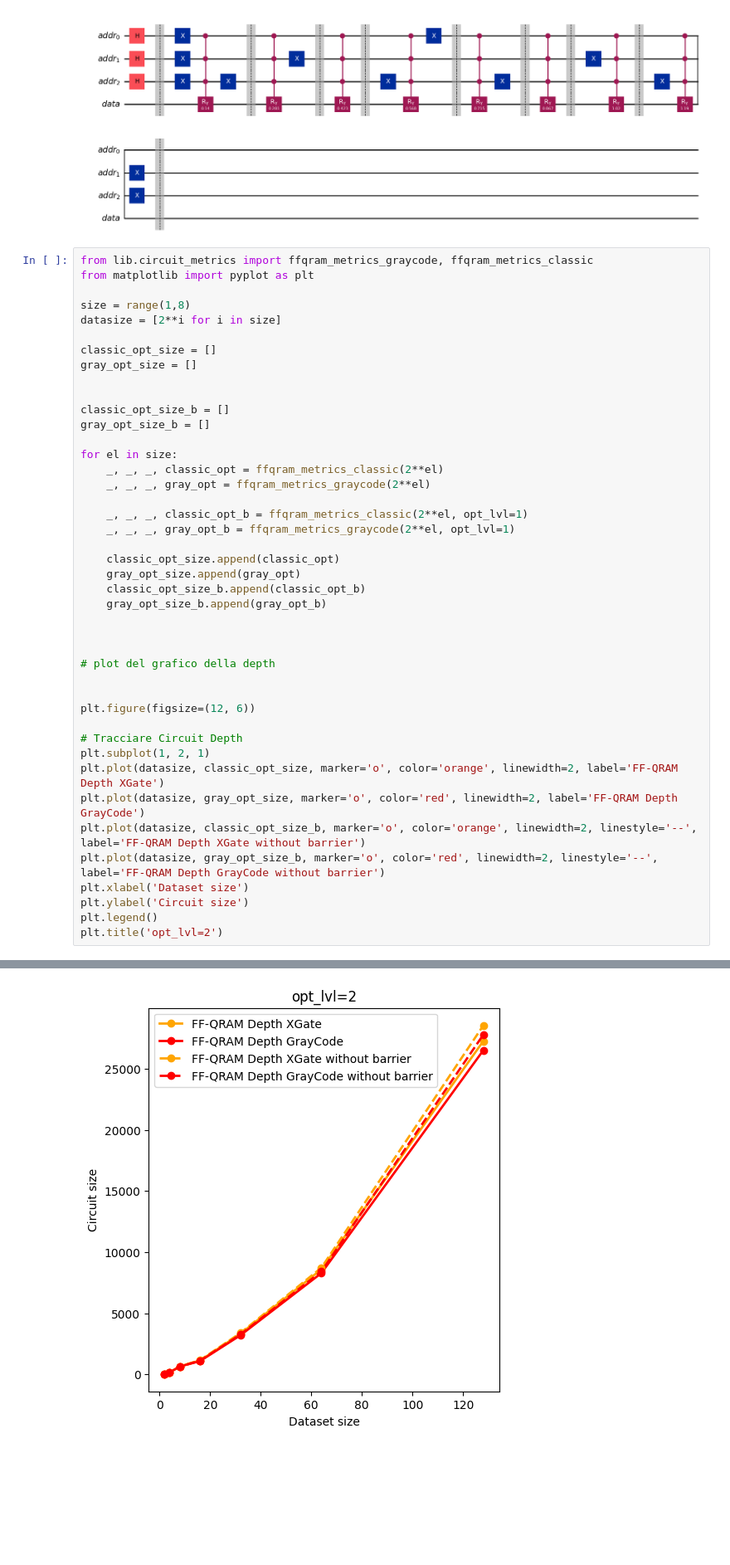
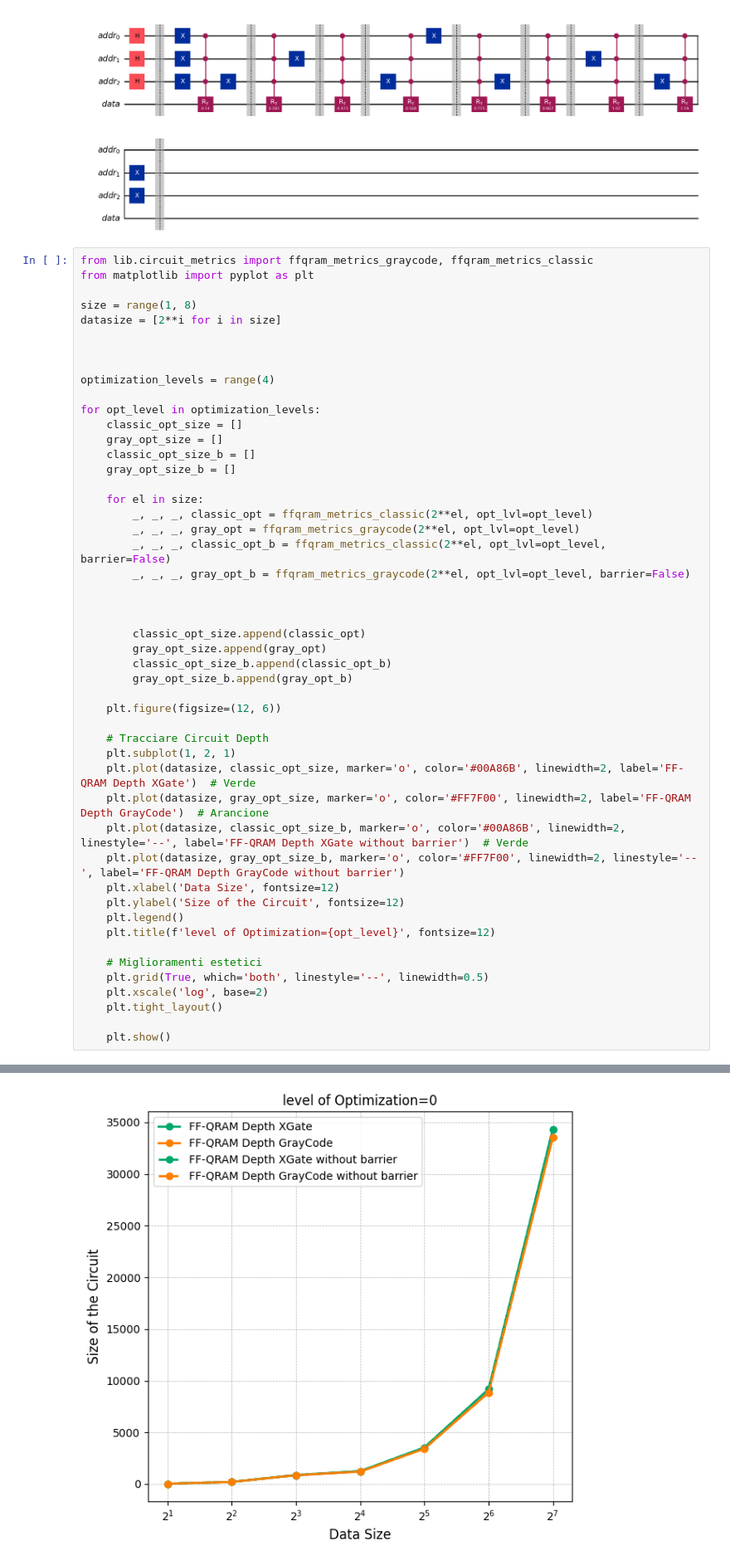
Before and after one commit to daviderossi11/quantum, a Jupyter notebook: main.ipynb, the cells around one changed output, grey strips where cells are left out. Shown at 83% size. Cells and saved outputs as stored; diff of their text form; blank space fills up the shorter version.

Commit message:
Rename files and update plotting labels to reflect circuit size; enhance visualization for better clarity

```diff
--- a/main.ipynb
+++ b/main.ipynb
@@ -270,43 +270,49 @@ for size in dataset_size:
 from lib.circuit_metrics import ffqram_metrics_graycode, ffqram_metrics_classic
 from matplotlib import pyplot as plt
 
-size = range(1,8)
+size = range(1, 8)
 datasize = [2**i for i in size]
-
-classic_opt_size = []
-gray_opt_size = []
-
-
-classic_opt_size_b = []
-gray_opt_size_b = []
-
-for el in size:
-    _, _, _, classic_opt = ffqram_metrics_classic(2**el)
-    _, _, _, gray_opt = ffqram_metrics_graycode(2**el)
-
-    _, _, _, classic_opt_b = ffqram_metrics_classic(2**el, opt_lvl=1)
-    _, _, _, gray_opt_b = ffqram_metrics_graycode(2**el, opt_lvl=1)
-
-    classic_opt_size.append(classic_opt)
-    gray_opt_size.append(gray_opt)
-    classic_opt_size_b.append(classic_opt_b)
-    gray_opt_size_b.append(gray_opt_b)
 
 
 
-# plot del grafico della depth
+optimization_levels = range(4)
+
+for opt_level in optimization_levels:
+    classic_opt_size = []
+    gray_opt_size = []
+    classic_opt_size_b = []
+    gray_opt_size_b = []
+
+    for el in size:
+        _, _, _, classic_opt = ffqram_metrics_classic(2**el, opt_lvl=opt_level)
+        _, _, _, gray_opt = ffqram_metrics_graycode(2**el, opt_lvl=opt_level)
+        _, _, _, classic_opt_b = ffqram_metrics_classic(2**el, opt_lvl=opt_level, barrier=False)
+        _, _, _, gray_opt_b = ffqram_metrics_graycode(2**el, opt_lvl=opt_level, barrier=False)
 
 
-plt.figure(figsize=(12, 6))
 
-# Tracciare Circuit Depth
-plt.subplot(1, 2, 1)
-plt.plot(datasize, classic_opt_size, marker='o', color='orange', linewidth=2, label='FF-QRAM Depth XGate')
-plt.plot(datasize, gray_opt_size, marker='o', color='red', linewidth=2, label='FF-QRAM Depth GrayCode')
-plt.plot(datasize, classic_opt_size_b, marker='o', color='orange', linewidth=2, linestyle='--', label='FF-QRAM Depth XGate without barrier')
-plt.plot(datasize, gray_opt_size_b, marker='o', color='red', linewidth=2, linestyle='--', label='FF-QRAM Depth GrayCode without barrier')
-plt.xlabel('Dataset size')
-plt.ylabel('Circuit size')
-plt.legend()
-plt.title('opt_lvl=2')
+        classic_opt_size.append(classic_opt)
+        gray_opt_size.append(gray_opt)
+        classic_opt_size_b.append(classic_opt_b)
+        gray_opt_size_b.append(gray_opt_b)
+
+    plt.figure(figsize=(12, 6))
+
+    # Tracciare Circuit Depth
+    plt.subplot(1, 2, 1)
+    plt.plot(datasize, classic_opt_size, marker='o', color='#00A86B', linewidth=2, label='FF-QRAM Depth XGate')  # Verde
+    plt.plot(datasize, gray_opt_size, marker='o', color='#FF7F00', linewidth=2, label='FF-QRAM Depth GrayCode')  # Arancione
+    plt.plot(datasize, classic_opt_size_b, marker='o', color='#00A86B', linewidth=2, linestyle='--', label='FF-QRAM Depth XGate without barrier')  # Verde
+    plt.plot(datasize, gray_opt_size_b, marker='o', color='#FF7F00', linewidth=2, linestyle='--', label='FF-QRAM Depth GrayCode without barrier')
+    plt.xlabel('Data Size', fontsize=12)
+    plt.ylabel('Size of the Circuit', fontsize=12)
+    plt.legend()
+    plt.title(f'level of Optimization={opt_level}', fontsize=12)
+
+    # Miglioramenti estetici
+    plt.grid(True, which='both', linestyle='--', linewidth=0.5)
+    plt.xscale('log', base=2)
+    plt.tight_layout()
+
+    plt.show()
 # %% [output]
@@ -314 +319 @@ Text(0.5, 1.0, 'opt_lvl=2')
-[figure, old version]
+[figure, new version]
```
Also changed, not shown: parts of 2 cells of this notebook, 5 other files.
